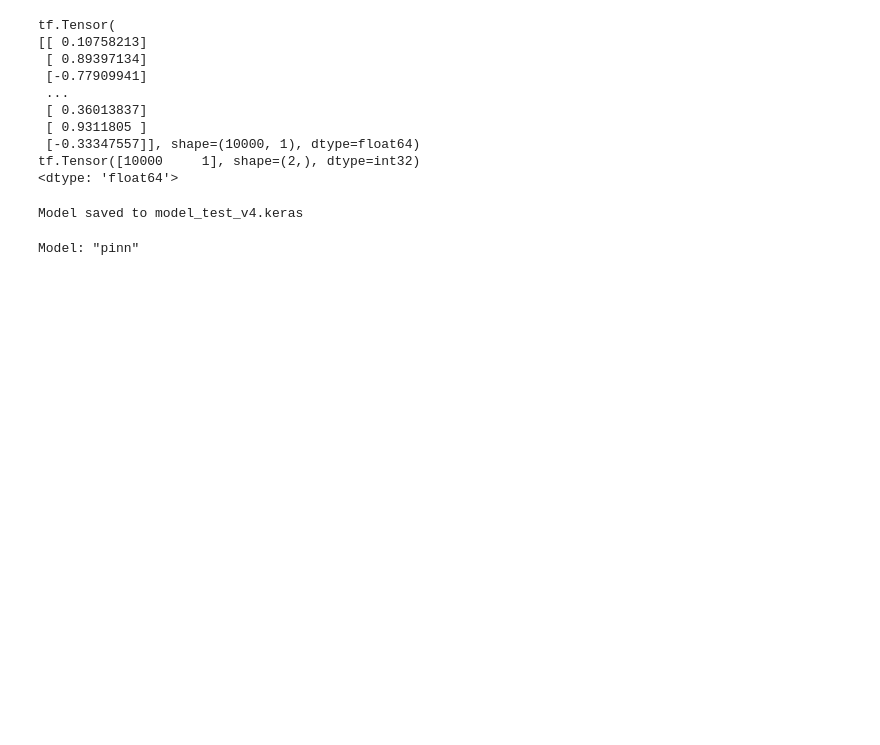
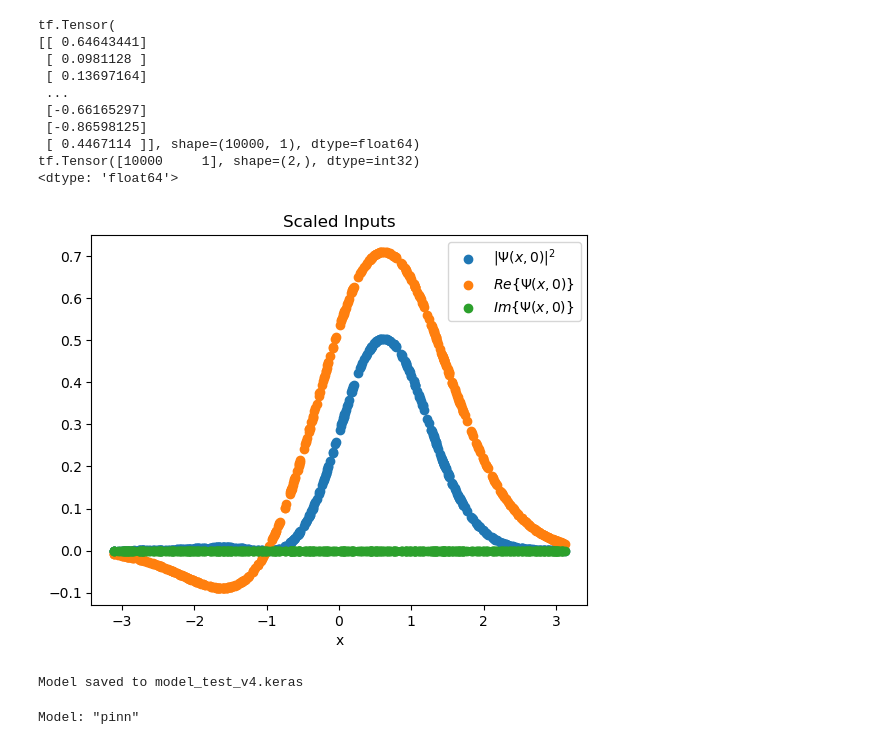
Before and after one commit to mrdchua/PINN-TDSE, a Jupyter notebook: TDSE-PHYS299/PINN-TDSE-v3.ipynb, the cells around one changed output. Cells and saved outputs as stored; diff of their text form; code cells hidden in the pictures; blank space fills up the shorter version.

```diff
--- a/TDSE-PHYS299/PINN-TDSE-v3.ipynb
+++ b/TDSE-PHYS299/PINN-TDSE-v3.ipynb
@@ -43,51 +43,55 @@ print(x_f.dtype)
 # x_b = tf.concat([tf.ones((N_b//2, 1), dtype=DTYPE) * x_min,
 #                  tf.ones((N_b//2, 1), dtype=DTYPE) * x_max], axis=0)
 # t_b = tf.random.uniform((N_b, 1), t_min, t_max, dtype=DTYPE)
 # # scaled boundary points
 # x_b = scale_inputs(x_b, x_min, x_max)
 # t_b = scale_inputs(t_b, t_min, t_max)
 
-# # initial points
-# x_i = tf.random.uniform((N_i, 1), x_min, x_max, dtype=DTYPE)
-# t_i = tf.zeros_like(x_i, dtype=DTYPE)
-# psi_i = tf.cast(psi_init(x_i, omega, pi), tf.complex128)
+# initial points
+x_i = tf.random.uniform((N_i, 1), x_min, x_max, dtype=DTYPE)
+t_i = tf.zeros_like(x_i, dtype=DTYPE)
+psi_i = tf.cast(psi_init(x_i, omega, pi), tf.complex128)
+psi_i_Re = tf.math.real(psi_i)
+psi_i_Im = tf.math.imag(psi_i)
+
 # # scaled initial points
 # x_i = scale_inputs(x_i, x_min, x_max)
 # t_i = scale_inputs(t_i, t_min, t_max)
 # # normalized psi_i
 # norm = tf.math.sqrt(tf.reduce_mean(tf.math.abs(psi_i)**2))
 # psi_i_Re = tf.math.real(psi_i) / norm
 # psi_i_Im = tf.math.imag(psi_i) / norm
 
 # # plotting collocation, boundary, and initial points
 # plt.scatter(x_f, t_f, alpha=0.5, linewidths=1e-6, label=f'{N_f} collocation points')
 # plt.scatter(x_b, t_b, alpha=0.5, linewidths=1e-6, label=f'{N_b} boundary points')
 # plt.scatter(x_i, t_i, alpha=0.5, linewidths=1e-6, label=f'{N_i} initial points')
 # plt.xlabel('x')
 # plt.ylabel('t')
 # plt.title('Scaled Inputs')
 # plt.legend(loc='upper right')
 # plt.show()
 
-# # plotting initial condition
-# plt.scatter(x_i, psi_i_Re**2 + psi_i_Im**2, label=r'$|\Psi(x,0)|^2$')
-# plt.scatter(x_i, psi_i_Re, label=r'$Re\{\Psi(x,0)\}$')
-# plt.scatter(x_i, psi_i_Im, label=r'$Im\{\Psi(x,0)\}$')
-# plt.xlabel('x')
-# plt.title('Scaled Inputs')
-# plt.legend(loc='upper right')
-# plt.show()
+# plotting initial condition
+plt.scatter(x_i, psi_i_Re**2 + psi_i_Im**2, label=r'$|\Psi(x,0)|^2$')
+plt.scatter(x_i, psi_i_Re, label=r'$Re\{\Psi(x,0)\}$')
+plt.scatter(x_i, psi_i_Im, label=r'$Im\{\Psi(x,0)\}$')
+plt.xlabel('x')
+plt.title('Scaled Inputs')
+plt.legend(loc='upper right')
+plt.show()
 # %% [output]
 tf.Tensor(
-[[ 0.10758213]
- [ 0.89397134]
- [-0.77909941]
+[[ 0.64643441]
+ [ 0.0981128 ]
+ [ 0.13697164]
  ...
- [ 0.36013837]
- [ 0.9311805 ]
- [-0.33347557]], shape=(10000, 1), dtype=float64)
+ [-0.66165297]
+ [-0.86598125]
+ [ 0.4467114 ]], shape=(10000, 1), dtype=float64)
 tf.Tensor([10000     1], shape=(2,), dtype=int32)
 <dtype: 'float64'>
+[figure, added]
 # %%
 # define Fourier feature layer
 @tf.keras.utils.register_keras_serializable()
```
